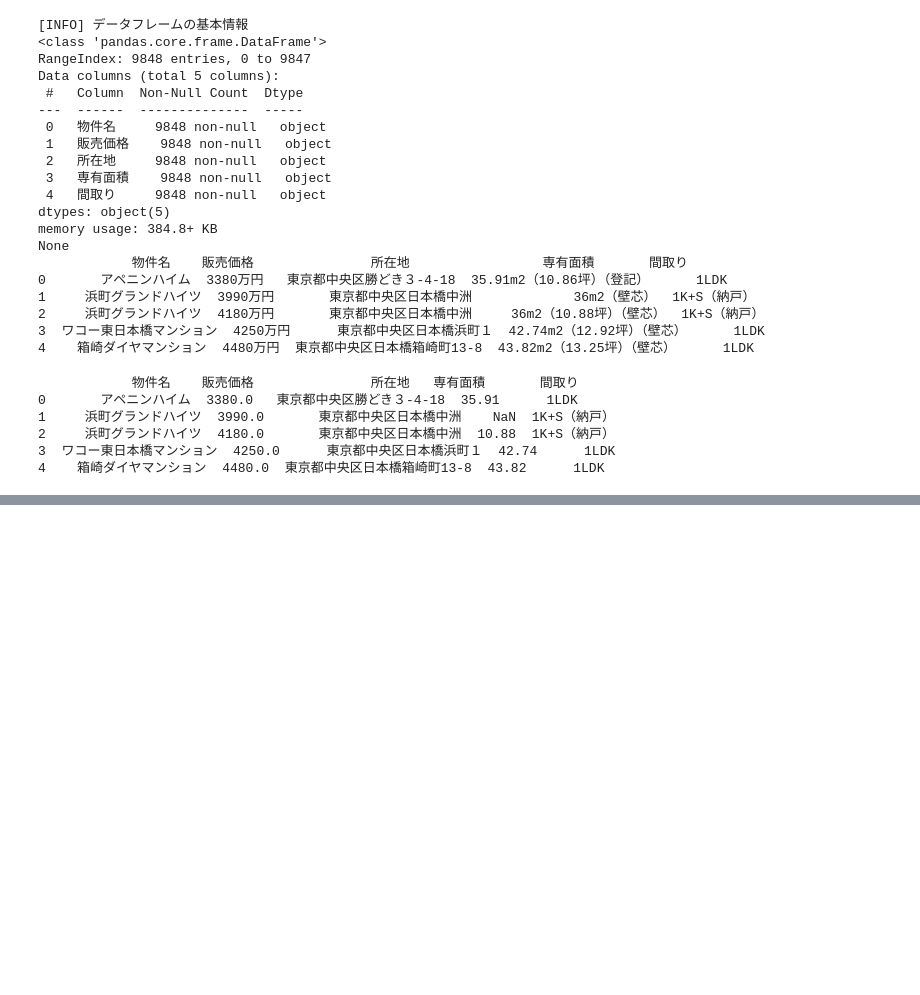
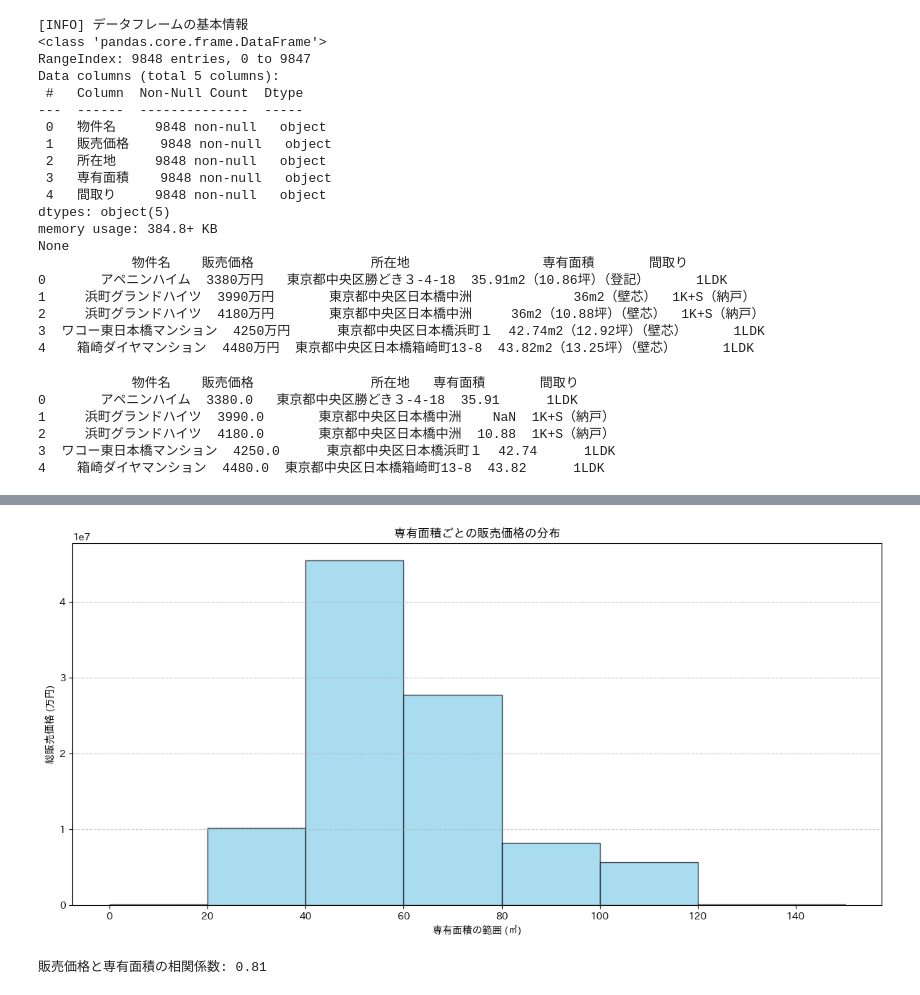
Before and after one commit to Haruto0011/DSprogFinalProject, a Jupyter notebook: analyze_tokyo_properties.ipynb, the cells around one changed output, grey strips where cells are left out. Cells and saved outputs as stored; diff of their text form; code cells hidden in the pictures; blank space fills up the shorter version.

```diff
--- a/analyze_tokyo_properties.ipynb
+++ b/analyze_tokyo_properties.ipynb
@@ -74,0 +114,23 @@ print(all_data.head())
+# %%
+bins = [0, 20, 40, 60, 80, 100, 120, 150]  # 細かい範囲に分割
+all_data['面積区分'] = pd.cut(all_data['専有面積'], bins)
+
+# ヒストグラム作成
+plt.figure(figsize=(12, 6))
+plt.hist(all_data['専有面積'], bins=bins, weights=all_data['販売価格'], color='skyblue', edgecolor='black', alpha=0.7)
+
+# グラフの設定
+plt.title('専有面積ごとの販売価格の分布')
+plt.xlabel('専有面積の範囲 (㎡)')
+plt.ylabel('総販売価格 (万円)')
+plt.grid(axis='y', linestyle='--', alpha=0.7)
+plt.tight_layout()
+
+plt.show()
+# %% [output]
+[figure, added]
+# %%
+correlation = all_data['販売価格'].corr(all_data['専有面積'])
+print(f"販売価格と専有面積の相関係数: {correlation:.2f}")
+# %% [output]
+販売価格と専有面積の相関係数: 0.81
```
Also changed, not shown: parts of 9 cells of this notebook.
